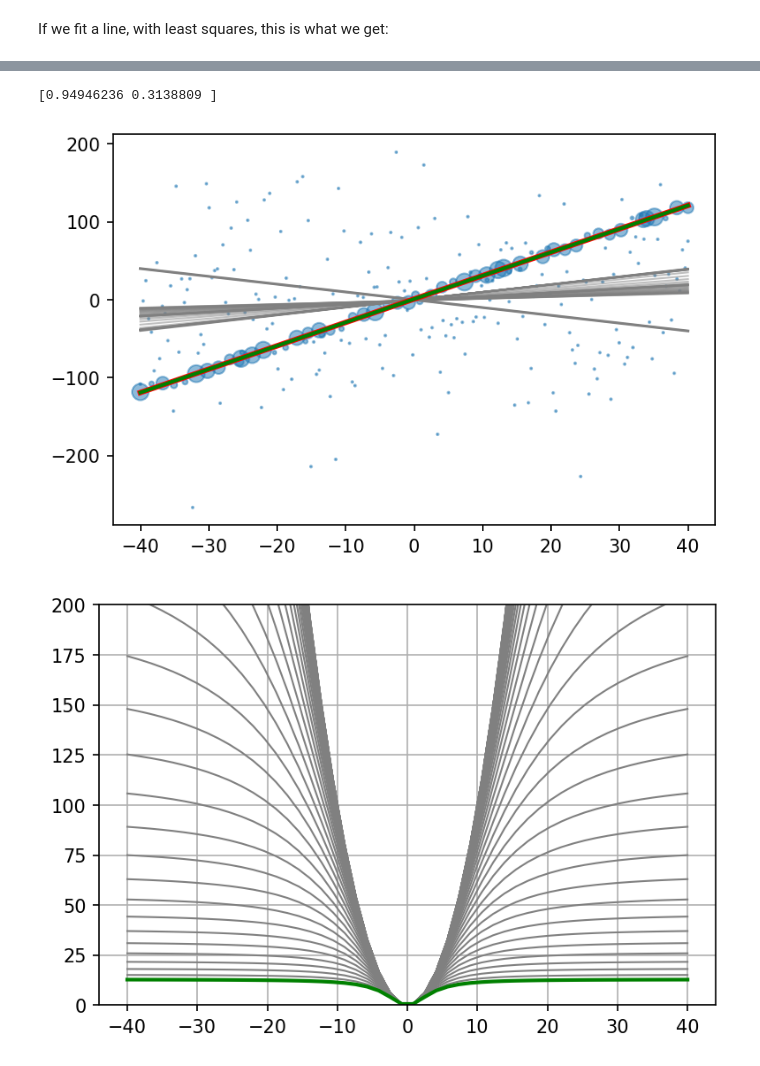
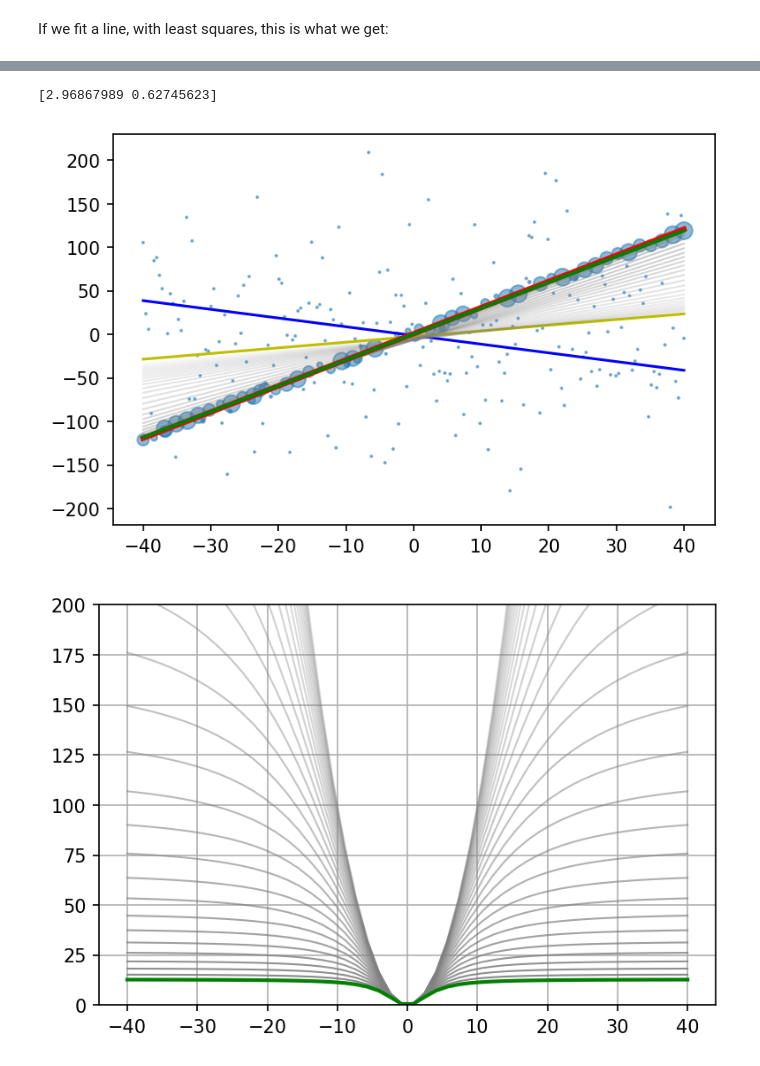
Before and after one commit to arpvorlesung/code, a Jupyter notebook: GNC_demo.ipynb, the cells around one changed output, grey strips where cells are left out. Cells and saved outputs as stored; diff of their text form; code cells hidden in the pictures.

Commit message:
removed superflousous noramlization and adjusted transparency values in graphs

```diff
--- a/GNC_demo.ipynb
+++ b/GNC_demo.ipynb
@@ -98,53 +98,56 @@ def rho(theta,x,y,w):
 x_all = np.hstack((x_data,x2_data))
 y_all = np.hstack((y_data,y2_data))
 weights = np.ones_like(x_all)
-theta0 = [-1,0]
+theta0 = [-1,-1]
 
 def weights_update(resid,c_, mu):
     return (mu*c_*c_ / (resid**2+mu*c_*c_))**2
 
-plt.figure(1); plt.plot(x_data,linear_model(theta0,x_data), c = 'grey')
+plt.figure(1); plt.plot(x_data,linear_model(theta0,x_data), c = 'b')
+
 result = optimize.least_squares(rho, theta0, args=(x_all,y_all,weights),verbose=0)
 residuals = linear_model(result.x, x_all) - y_all
+plt.figure(1); plt.plot(x_data,linear_model(result.x,x_data), c = 'y')
 
 # set the noiuse threshold
 from scipy.stats.distributions import chi2
 c_bar = np.sqrt(chi2.ppf(0.8, df=2)*noise)
 
-mu = 2 * (np.max(residuals)**2)/(c_bar**2)
+mu = mu_start = 2 * (np.max(residuals)**2)/(c_bar**2)
 weights = weights_update(residuals,c_bar, mu)
 iter_count = 0
 
 while (mu > 1):
-    plt.figure(1); plt.plot(x_data,linear_model(theta0,x_data), c = 'grey', alpha = 0.5, linewidth=1)
-    plt.figure(2); plt.plot(x_data,rho_gm(c_bar,x_data,mu), c = 'grey', linewidth=1)
+    alpha = ((iter_count / 50))**2
+    plt.figure(1); plt.plot(x_data,linear_model(theta0,x_data), c = 'grey', alpha = alpha, linewidth=1)
+    plt.figure(2); plt.plot(x_data,rho_gm(c_bar,x_data,mu), c = 'grey', alpha = alpha, linewidth=1)
     result = optimize.least_squares(rho, theta0, args=(x_all,y_all,weights),verbose=0)
-    theta0 = result.x / np.linalg.norm(result.x)
+    theta0 = result.x
     residuals = linear_model(result.x, x_all) - y_all
     weights = weights_update(residuals,c_bar, mu)
     mu = mu / 1.2
     iter_count = iter_count+1
 
 print(theta0)
 
 # plot the results
 
 plt.figure(1)
 size = 90 * weights
 size[size < 1] = 1
 plt.scatter(x_all, y_all, s=size, alpha=0.5)
 plt.plot(x_data,linear_model([a,b],x_data), c = 'r', linewidth=3)
 plt.plot(x_data,linear_model(result.x,x_data), c = 'g', linewidth=2)
 
 # plt.axis('equal')
 
 plt.figure(2)
 plt.plot(x_data,rho_gm(c_bar,x_data,1), c = 'g', linewidth=2)
 plt.ylim([0,200])
 
 plt.grid(True)
 plt.show()
 # %% [output]
-[0.94946236 0.3138809 ]
+[2.96867989 0.62745623]
-[figure, old version]
+[figure, new version]
-[figure, old version]
+[figure, new version]
```
Also changed, not shown: parts of 2 cells of this notebook.
